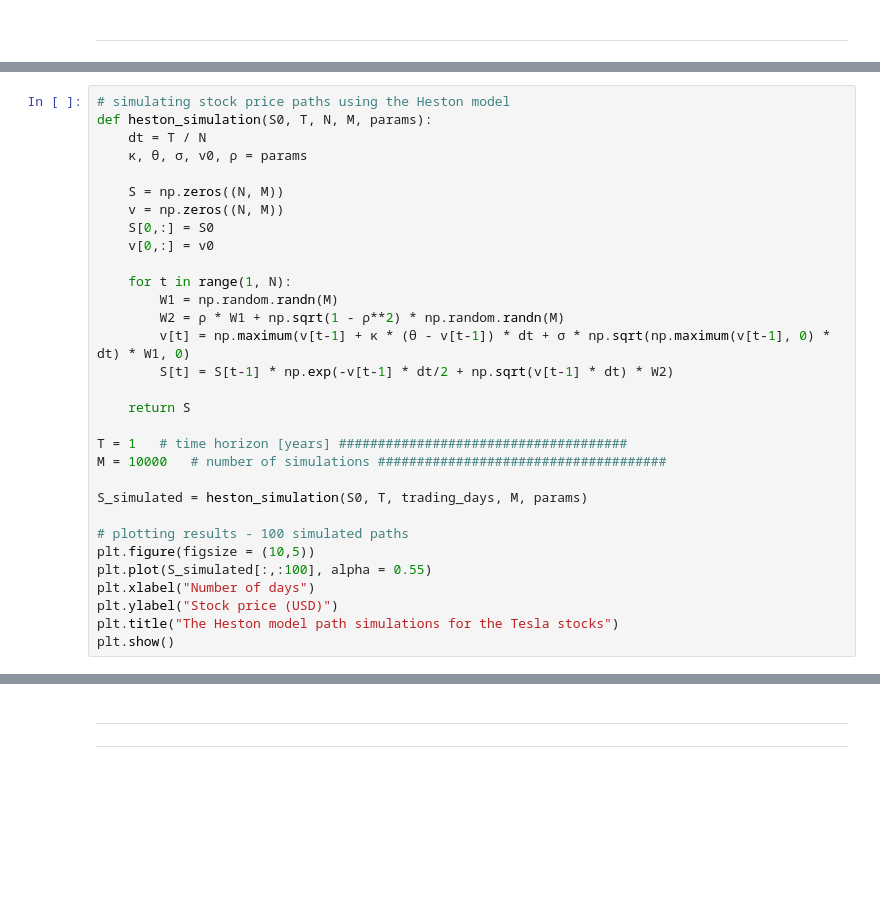
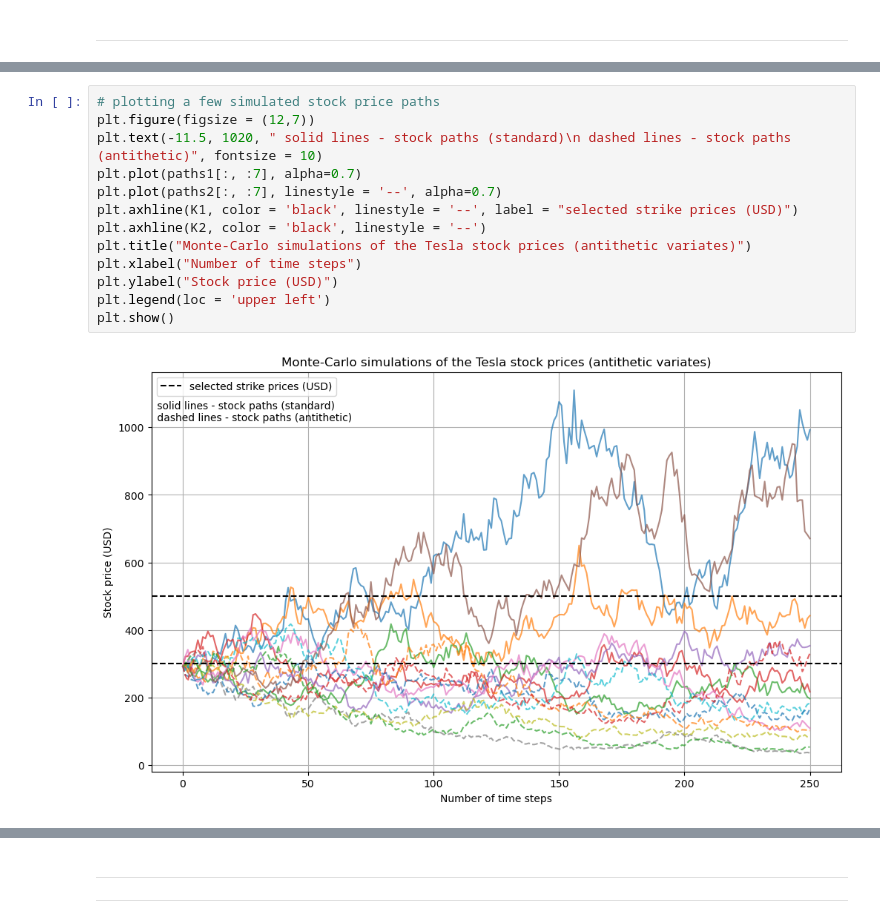
Before and after one commit to ANakonieczna/Computational-Finance, a Jupyter notebook: 02_PRACTICE_OptionPricing_Vol_VaR_ES_ModelValid.ipynb, the cells around one changed output, grey strips where cells are left out. Cells and saved outputs as stored; diff of their text form; blank space fills up the shorter version.

```diff
--- a/02_PRACTICE_OptionPricing_Vol_VaR_ES_ModelValid.ipynb
+++ b/02_PRACTICE_OptionPricing_Vol_VaR_ES_ModelValid.ipynb
@@ -1030,31 +1095,0 @@ The Heston model parameters: [κ, θ, σ, v0, ρ] = [ 1.99999999  0.02        0.
-# %%
-# simulating stock price paths using the Heston model
-def heston_simulation(S0, T, N, M, params):
-    dt = T / N
-    κ, θ, σ, v0, ρ = params
-
-    S = np.zeros((N, M))
-    v = np.zeros((N, M))
-    S[0,:] = S0
-    v[0,:] = v0
-
-    for t in range(1, N):
-        W1 = np.random.randn(M)
-        W2 = ρ * W1 + np.sqrt(1 - ρ**2) * np.random.randn(M)
-        v[t] = np.maximum(v[t-1] + κ * (θ - v[t-1]) * dt + σ * np.sqrt(np.maximum(v[t-1], 0) * dt) * W1, 0)
-        S[t] = S[t-1] * np.exp(-v[t-1] * dt/2 + np.sqrt(v[t-1] * dt) * W2)
-
-    return S
-
-T = 1   # time horizon [years] #####################################
-M = 10000   # number of simulations #####################################
-
-S_simulated = heston_simulation(S0, T, trading_days, M, params)
-
-# plotting results - 100 simulated paths
-plt.figure(figsize = (10,5))
-plt.plot(S_simulated[:,:100], alpha = 0.55)
-plt.xlabel("Number of days")
-plt.ylabel("Stock price (USD)")
-plt.title("The Heston model path simulations for the Tesla stocks")
-plt.show()
@@ -1093,0 +1197,15 @@ The put option price for the 1-year time horizon, according to the Heston model
+# %%
+# plotting a few simulated stock price paths
+plt.figure(figsize = (12,7))
+plt.text(-11.5, 1020, " solid lines - stock paths (standard)\n dashed lines - stock paths (antithetic)", fontsize = 10)
+plt.plot(paths1[:, :7], alpha=0.7)
+plt.plot(paths2[:, :7], linestyle = '--', alpha=0.7)
+plt.axhline(K1, color = 'black', linestyle = '--', label = "selected strike prices (USD)")
+plt.axhline(K2, color = 'black', linestyle = '--')
+plt.title("Monte-Carlo simulations of the Tesla stock prices (antithetic variates)")
+plt.xlabel("Number of time steps")
+plt.ylabel("Stock price (USD)")
+plt.legend(loc = 'upper left')
+plt.show()
+# %% [output]
+[figure, added]
```
Also changed, not shown: parts of 39 cells of this notebook, 1 other file.
